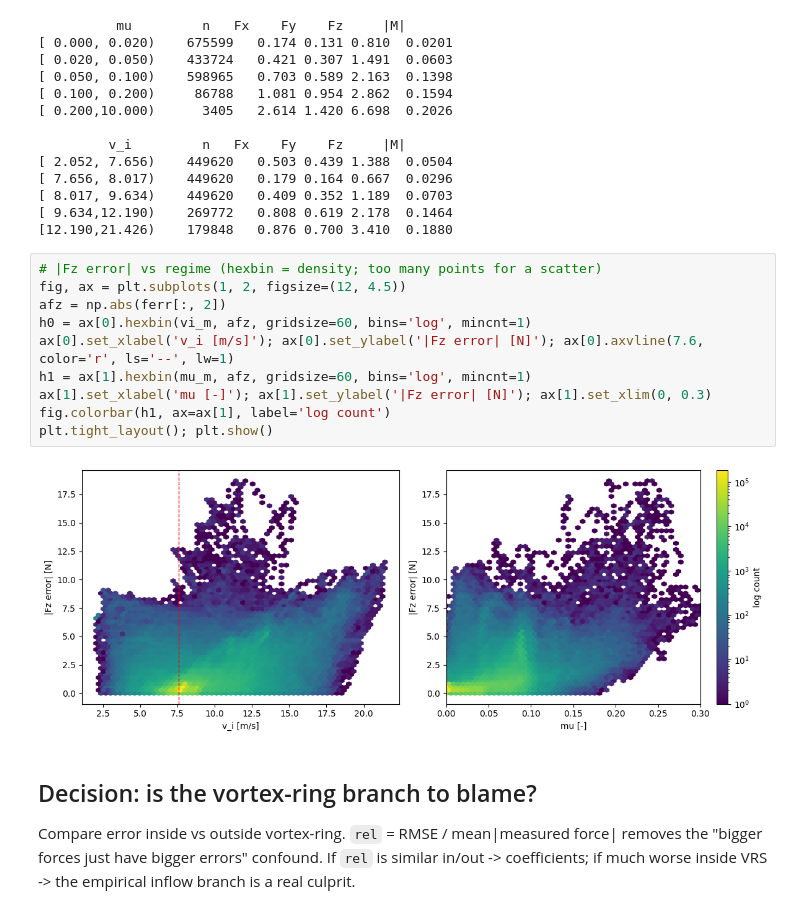
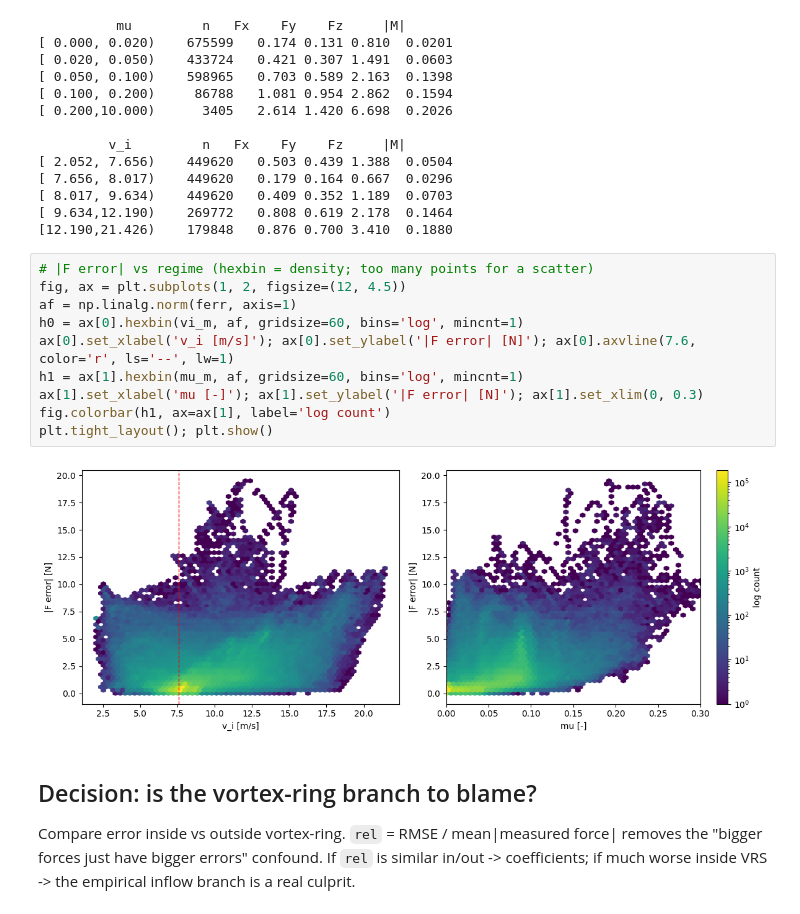
Before and after one commit to andyska09/mrs-BEM, a Jupyter notebook: analysis/vi_analysis.ipynb, the cells around one changed output. Cells and saved outputs as stored; diff of their text form.

```diff
--- a/analysis/vi_analysis.ipynb
+++ b/analysis/vi_analysis.ipynb
@@ -78,17 +78,17 @@ binned(vi_m, np.percentile(vi_m, [0, 25, 50, 75, 90, 100]), 'v_i')
 [ 9.634,12.190)    269772   0.808 0.619 2.178  0.1464
 [12.190,21.426)    179848   0.876 0.700 3.410  0.1880
 # %%
-# |Fz error| vs regime (hexbin = density; too many points for a scatter)
+# |F error| vs regime (hexbin = density; too many points for a scatter)
 fig, ax = plt.subplots(1, 2, figsize=(12, 4.5))
-afz = np.abs(ferr[:, 2])
-h0 = ax[0].hexbin(vi_m, afz, gridsize=60, bins='log', mincnt=1)
-ax[0].set_xlabel('v_i [m/s]'); ax[0].set_ylabel('|Fz error| [N]'); ax[0].axvline(7.6, color='r', ls='--', lw=1)
-h1 = ax[1].hexbin(mu_m, afz, gridsize=60, bins='log', mincnt=1)
-ax[1].set_xlabel('mu [-]'); ax[1].set_ylabel('|Fz error| [N]'); ax[1].set_xlim(0, 0.3)
+af = np.linalg.norm(ferr, axis=1)
+h0 = ax[0].hexbin(vi_m, af, gridsize=60, bins='log', mincnt=1)
+ax[0].set_xlabel('v_i [m/s]'); ax[0].set_ylabel('|F error| [N]'); ax[0].axvline(7.6, color='r', ls='--', lw=1)
+h1 = ax[1].hexbin(mu_m, af, gridsize=60, bins='log', mincnt=1)
+ax[1].set_xlabel('mu [-]'); ax[1].set_ylabel('|F error| [N]'); ax[1].set_xlim(0, 0.3)
 fig.colorbar(h1, ax=ax[1], label='log count')
 plt.tight_layout(); plt.show()
 # %% [output]
-[figure, old version]
+[figure, new version]
 # %% [markdown]
 ## Decision: is the vortex-ring branch to blame?
 Compare error inside vs outside vortex-ring. `rel` = RMSE / mean|measured force| removes the
```
Also changed, not shown: 8 other files.
